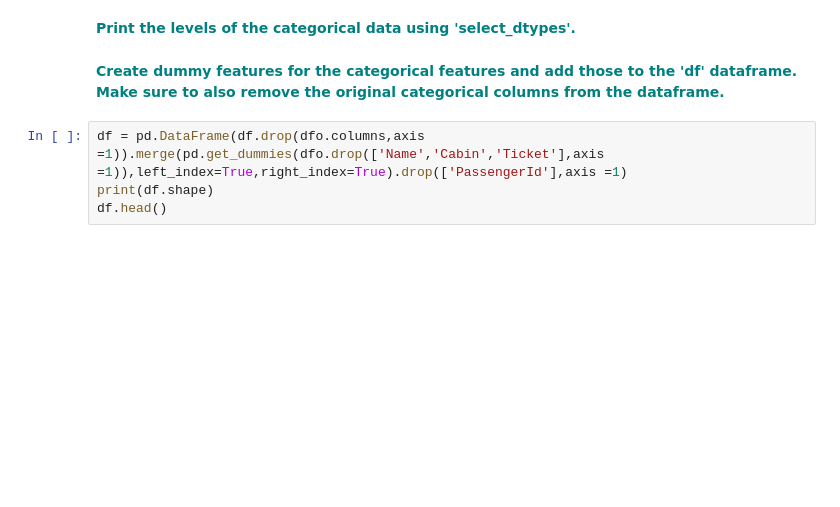
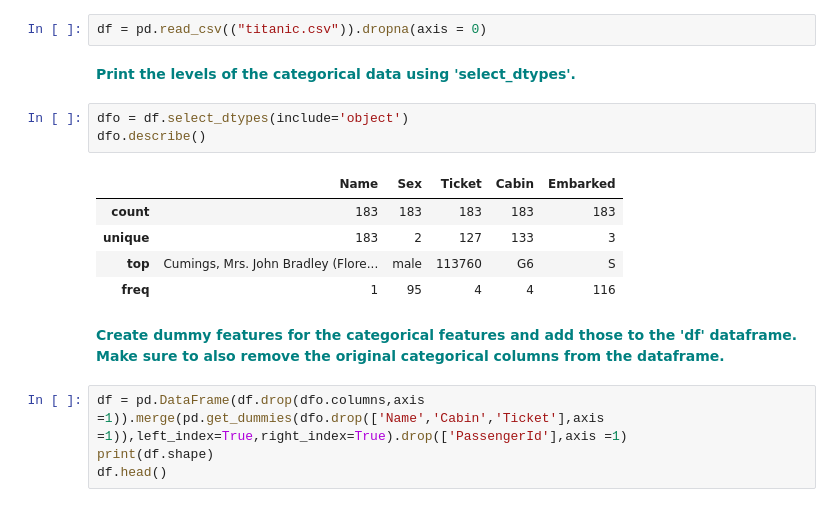
Before and after one commit to pbaigal/Springboard, a Jupyter notebook: Gradient Boosting Case Study.ipynb, the cells around one changed output. Cells and saved outputs as stored; diff of their text form; blank space fills up the shorter version.

```diff
--- a/Gradient Boosting Case Study.ipynb
+++ b/Gradient Boosting Case Study.ipynb
@@ -127,8 +112,19 @@ Now that you have solid understanding of Gradient Boosting in the regression sce
 **<font color='teal'>Use pandas read csv to load in the Titantic data set into a dataframe called df.</font>**
 
 Hint: in this case you can use [dropna()](https://pandas.pydata.org/pandas-docs/stable/reference/api/pandas.DataFrame.dropna.html) to just throw away any incomplete rows. For the purpose of this exercise we will disregard them but obviously in the real world you need to be much more careful and decide how to handle incomplete observations.
+# %%
+df = pd.read_csv(("titanic.csv")).dropna(axis = 0)
 # %% [markdown]
 **<font color='teal'>Print the levels of the categorical data using 'select_dtypes'. </font>**
+# %%
+dfo = df.select_dtypes(include='object')
+dfo.describe()
+# %% [output]
+|  | Name | Sex | Ticket | Cabin | Embarked |
+| count | 183 | 183 | 183 | 183 | 183 |
+| unique | 183 | 2 | 127 | 133 | 3 |
+| top | Cumings, Mrs. John Bradley (Flore... | male | 113760 | G6 | S |
+| freq | 1 | 95 | 4 | 4 | 116 |
 # %% [markdown]
 **<font color='teal'>Create dummy features for the categorical features and add those to the 'df' dataframe. Make sure to also remove the original categorical columns from the dataframe.</font>**
 # %%
```
Also changed, not shown: parts of 13 cells of this notebook.
